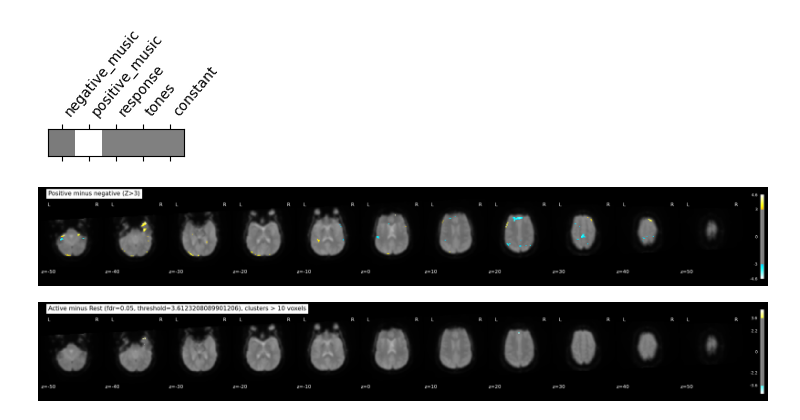
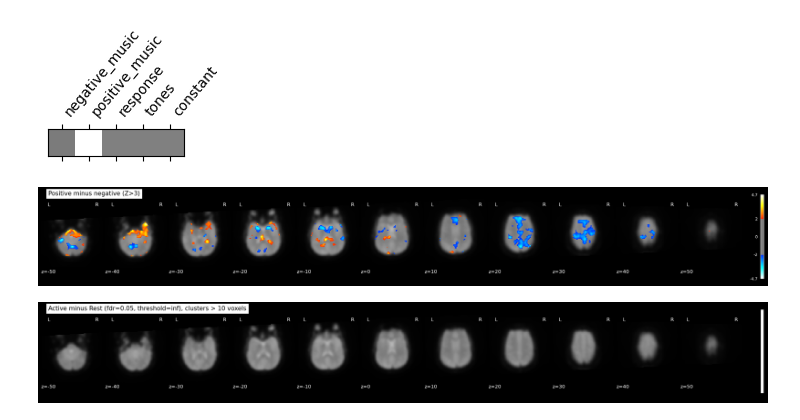
Before and after one commit to maverest/NSSP_Project_1, a Jupyter notebook: NSSP_mini_project1.ipynb, the cells around one changed output. Drawn from its saved outputs; the diff is of its cells as text; code cells hidden in the pictures.

```diff
--- a/NSSP_mini_project1.ipynb
+++ b/NSSP_mini_project1.ipynb
@@ -150,7 +184,7 @@ file.close()
 slice_corr_epi_path = []
 for n,f in tqdm(enumerate(func_list)) :
     file_to_realign =  op.join("ds000171/sub-control01/func",f)
-    output_target = op.join("ds000171/sub-control01/func/sub01_run{}_slice-corr.nii.gz".format(n+1))
+    output_target = op.join(preproc_root,"sub-control01/func/sub01_run{}_slice-corr.nii.gz".format(n+1))
     slice_corr_epi_path.append(output_target)
     subprocess.run(['slicetimer', '-i', file_to_realign, '-o', output_target, '-r', str(tr), '-d', str(3), '--ocustom={}'.format(timing_path)])
     #cmd = 'slicetimer -i ' + file_to_realign + ' -o ' + output_target + ' -r ' + str(tr) + ' -d 3 --ocustom=' + timing_path
@@ -163,7 +225,7 @@ fsleyesDisplay.load(output_target)
 # %%
 std_epi_path = []
 for n,f in enumerate(slice_corr_epi_path) :
-    niigz_file = op.join("ds000171/sub-control01/func",f)
+    niigz_file = f
     img = nib.load(niigz_file)
     data = img.get_fdata()
     standardized_data = np.zeros_like(data)
@@ -323,7 +389,10 @@ def concatenate_with_adjusted_onset(df, times):
     return result, concatenated_data
 # %%
 concatenated_table, event_list= concatenate_with_adjusted_onset(table_of_times, 5)
-image = output_path
+#image = output_path
+preproc_root = "ds000171/derivatives/preprocessed_data"
+subject_01 = "sub-control01"
+image = op.join(preproc_root, subject_01, 'func','concat_run_std_moco_10mm_smooth.nii.gz')
 #image = nib.load(image)
 # %%
 from nilearn.glm.first_level import make_first_level_design_matrix, FirstLevelModel
@@ -371,13 +443,13 @@ nib.save(z_map, 'z_map_uncorrected.nii.gz')
 # %%
 from nilearn.plotting import plot_stat_map
 from nilearn.image import mean_img
 mean_img_ = mean_img(image), # est ce que ça pourrait engendrer des trucs ici ?
-plot_stat_map(z_map, bg_img=mean_img_[0], threshold=3.0,
+plot_stat_map(z_map, bg_img=mean_img_[0], threshold=2,
               display_mode='z', cut_coords=[-50, -40, -30, -20, -10, 0, 10, 20, 30, 40, 50], black_bg=True,
               title='Positive minus negative (Z>3)')
 plt.show()
 # %% [output]
-[figure, old version]
+[figure, new version]
 # %%
 
 from nilearn.glm import threshold_stats_img
@@ -397,4 +469,4 @@ plot_stat_map(clean_map, bg_img=mean_img_[0], threshold=threshold,
               title='Active minus Rest (fdr={}, threshold={}), clusters > {} voxels'.format(fdr_rate, threshold, cluster_size))
 plt.show()
 # %% [output]
-[figure, old version]
+[figure, new version]
```
Also changed, not shown: parts of 24 cells of this notebook.
